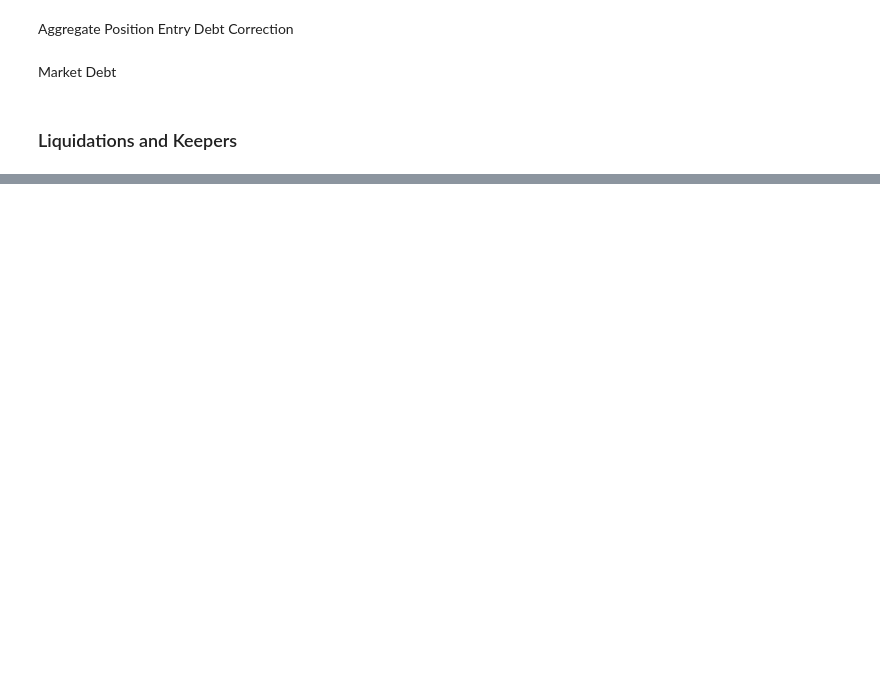
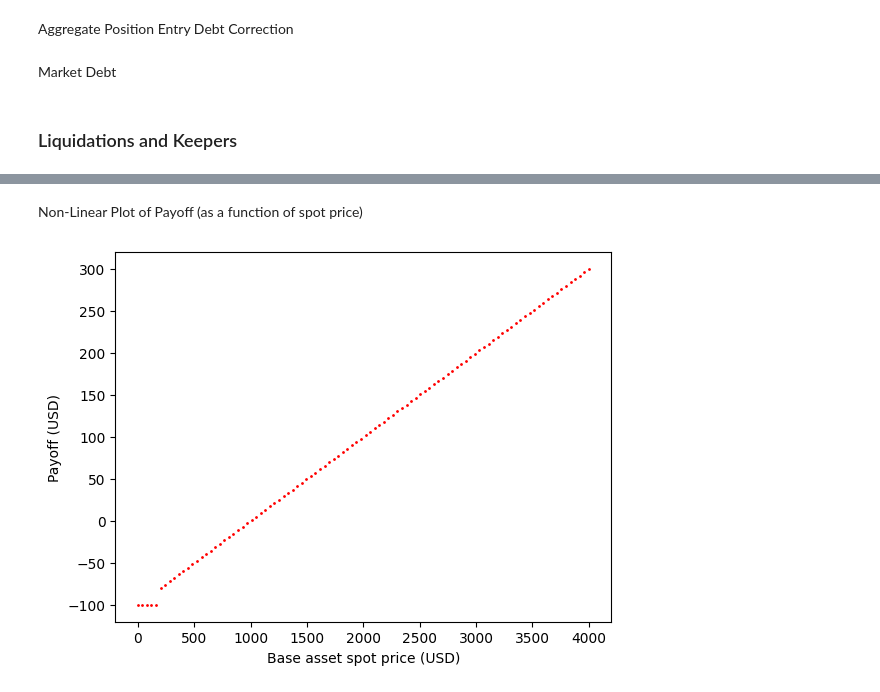
Before and after one commit to Kwenta/quanto-py, a Jupyter notebook: synthetix/futures-v1.ipynb, the cells around one changed output, grey strips where cells are left out. Saved outputs shown, nothing was run; the diff lists cells and outputs as text; code cells hidden in the pictures; blank space fills up the shorter version.

```diff
--- a/synthetix/futures-v1.ipynb
+++ b/synthetix/futures-v1.ipynb
@@ -165,0 +475,2 @@ approximate_liquidation_price = (
+# %%
+Δb = np.linspace(4000, 0, 100)
@@ -165,0 +523,9 @@ approximate_liquidation_price = (
+# %% [markdown]
+Non-Linear Plot of Payoff (as a function of spot price)
+# %%
+plt.plot(Δb, payoff, "r.", markersize=2)
+plt.ylabel("Payoff (USD)")
+plt.xlabel("Base asset spot price (USD)")
+plt.show()
+# %% [output]
+[figure, added]
```
Also changed, not shown: parts of 85 cells of this notebook.
